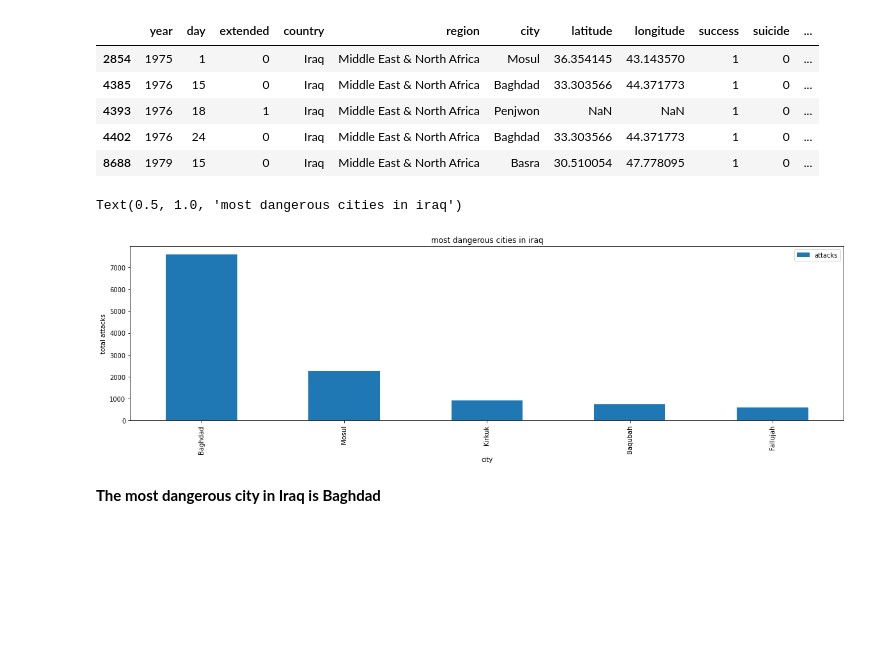
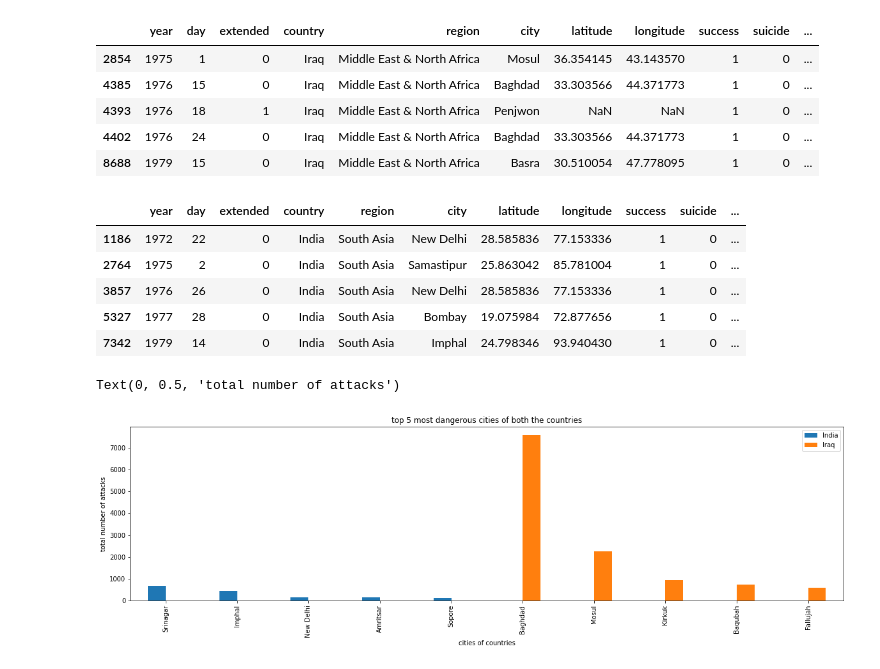
Before and after one commit to Shourya306/Global-Terrorism-EDA, a Jupyter notebook: Copy_of_Global_Terrorism_Analysis_Capstone_Project.ipynb, the cells around one changed output. Cells and saved outputs as stored; diff of their text form; code cells hidden in the pictures; blank space fills up the shorter version.

```diff
--- a/Copy_of_Global_Terrorism_Analysis_Capstone_Project.ipynb
+++ b/Copy_of_Global_Terrorism_Analysis_Capstone_Project.ipynb
@@ -303,3 +303,5 @@ Text(0, 0.5, 'Number of Attacks')
 # %%
 iraq_df = df[df['country'] == 'Iraq']
+iraq_df = iraq_df[~iraq_df.isnull()]
+india_df = df[(df['country'] == 'India') & (df['city'] != 'Unknown')]
 # %% [markdown]
@@ -313,15 +317,29 @@ iraq_df.head()
 | 4393 | 1976 | 18 | 1 | Iraq | Middle East & North Africa | Penjwon | NaN | NaN | 1 | 0 | ... |
 | 4402 | 1976 | 24 | 0 | Iraq | Middle East & North Africa | Baghdad | 33.303566 | 44.371773 | 1 | 0 | ... |
 | 8688 | 1979 | 15 | 0 | Iraq | Middle East & North Africa | Basra | 30.510054 | 47.778095 | 1 | 0 | ... |
+# %%
+india_df.head()
+# %% [output]
+|  | year | day | extended | country | region | city | latitude | longitude | success | suicide | ... |
+| 1186 | 1972 | 22 | 0 | India | South Asia | New Delhi | 28.585836 | 77.153336 | 1 | 0 | ... |
+| 2764 | 1975 | 2 | 0 | India | South Asia | Samastipur | 25.863042 | 85.781004 | 1 | 0 | ... |
+| 3857 | 1976 | 26 | 0 | India | South Asia | New Delhi | 28.585836 | 77.153336 | 1 | 0 | ... |
+| 5327 | 1977 | 28 | 0 | India | South Asia | Bombay | 19.075984 | 72.877656 | 1 | 0 | ... |
+| 7342 | 1979 | 14 | 0 | India | South Asia | Imphal | 24.798346 | 93.940430 | 1 | 0 | ... |
 # %%
 # Top 5 iraq cities that were attacked the most.
 iraq_top_targetted_cities = iraq_df.groupby('city').agg({'day':'count'}).rename(columns = {'day':'attacks'}).sort_values('attacks',ascending = False).head(5)
+india_top_targetted_cities = india_df.groupby('city').agg({'day':'count'}).rename(columns = {'day':'attacks'}).sort_values('attacks',ascending = False).head(5)
-# %%
-iraq_top_targetted_cities.plot(kind = 'bar')
-plt.ylabel('total attacks')
-plt.title('most dangerous cities in iraq')
-# %% [output]
-Text(0.5, 1.0, 'most dangerous cities in iraq')
-[figure, removed]
-# %% [markdown]
-**The most dangerous city in Iraq is Baghdad**
+# %%
+# Concadinating both the dataframes so that I can make an easy comparison among those two countries.
+india_iraq_df = pd.concat([india_top_targetted_cities,iraq_top_targetted_cities],axis = 1)
+# %%
+# Ploting them in a Basic Bar Graph.
+india_iraq_df.plot(kind = 'bar')
+plt.legend(['India','Iraq'])
+plt.title('top 5 most dangerous cities of both the countries')
+plt.xlabel('cities of countries')
+plt.ylabel('total number of attacks')
+# %% [output]
+Text(0, 0.5, 'total number of attacks')
+[figure, added]
```
Also changed, not shown: parts of 17 cells of this notebook.
